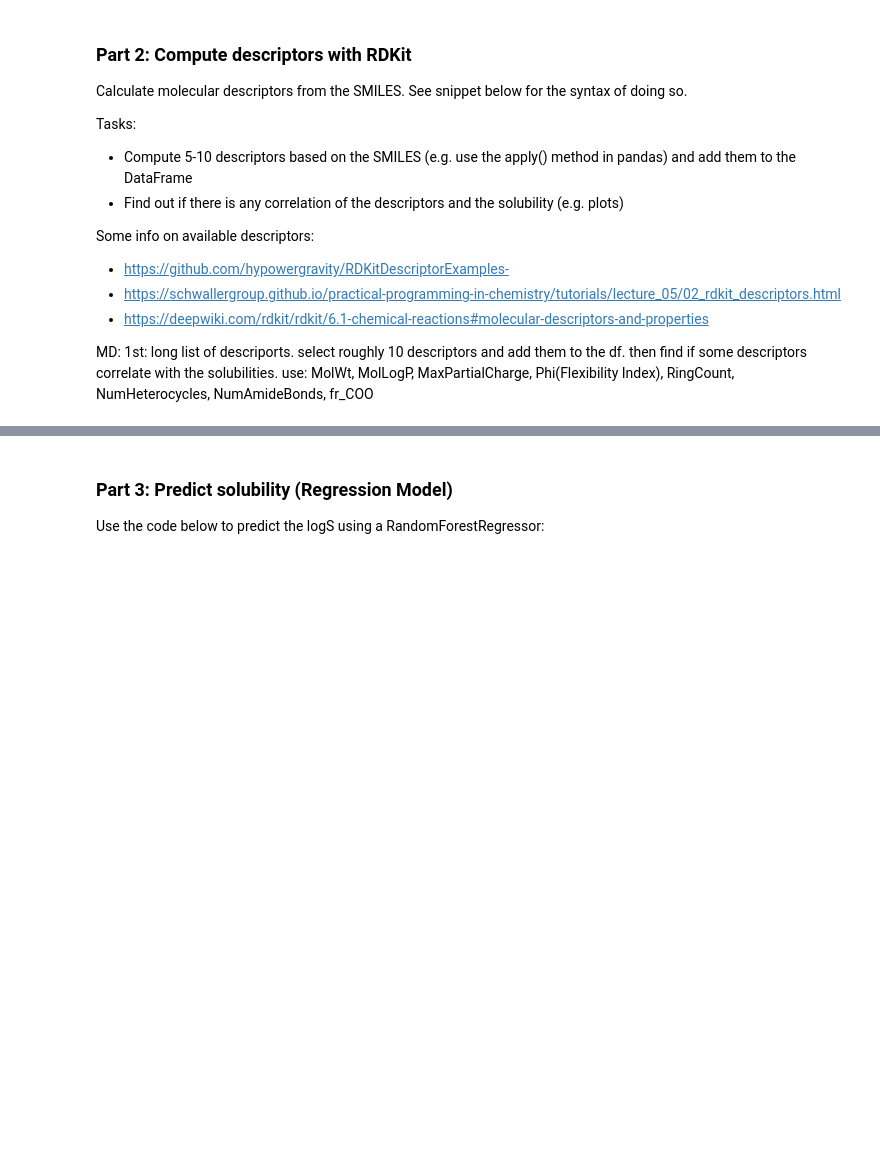
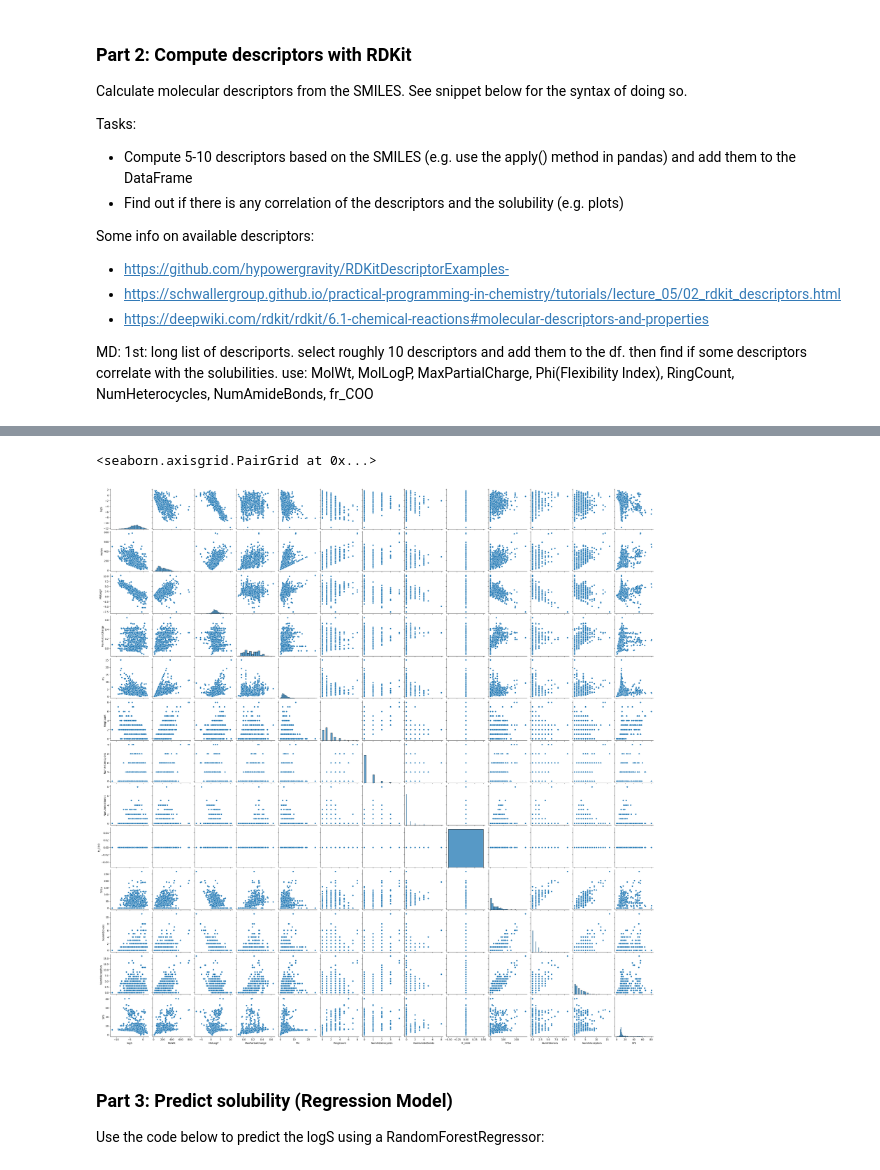
Before and after one commit to mircodill/DSA103, a Jupyter notebook: LifeScienceData/lecture13/RDKIt_Workshop.ipynb, the cells around one changed output, grey strips where cells are left out. Cells and saved outputs as stored; diff of their text form; code cells hidden in the pictures; blank space fills up the shorter version.

```diff
--- a/LifeScienceData/lecture13/RDKIt_Workshop.ipynb
+++ b/LifeScienceData/lecture13/RDKIt_Workshop.ipynb
@@ -115,3 +111,8 @@ df.head()
+# %%
+sns.pairplot(df)
+# %% [output]
+<seaborn.axisgrid.PairGrid at 0x...>
+[figure, added]
 # %% [markdown]
 ### Part 3: Predict solubility (Regression Model)
 
```
Also changed, not shown: parts of 15 cells of this notebook.
